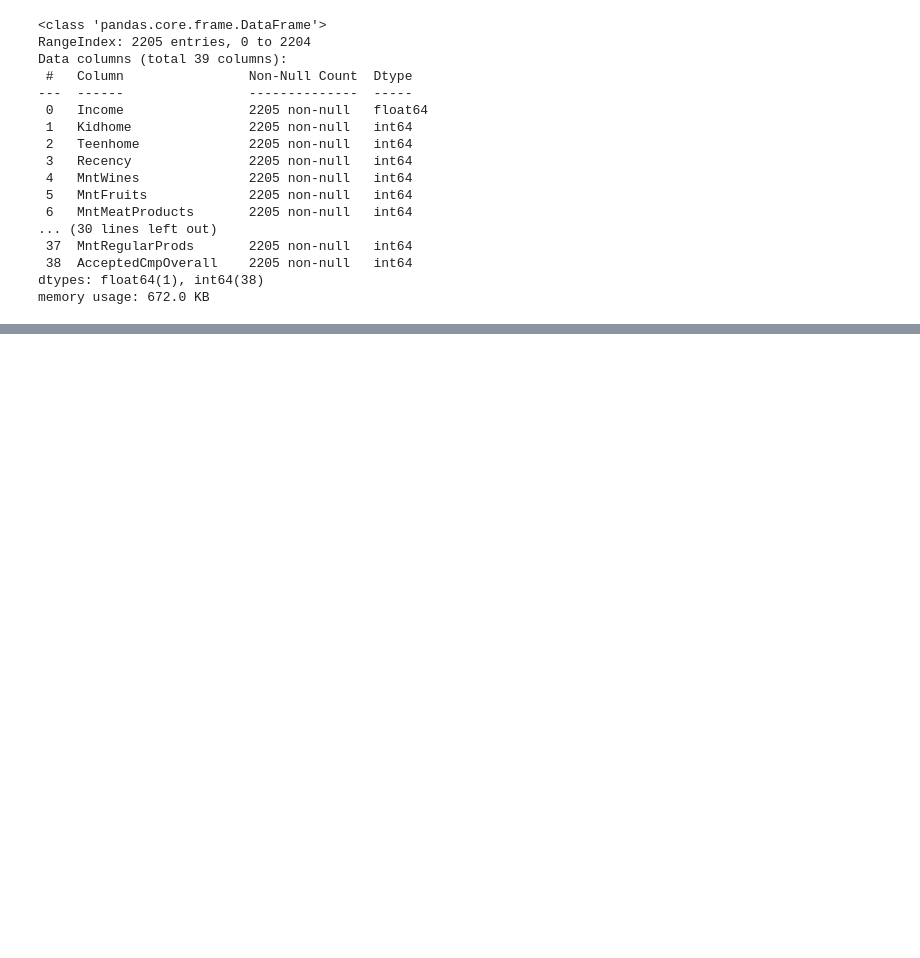
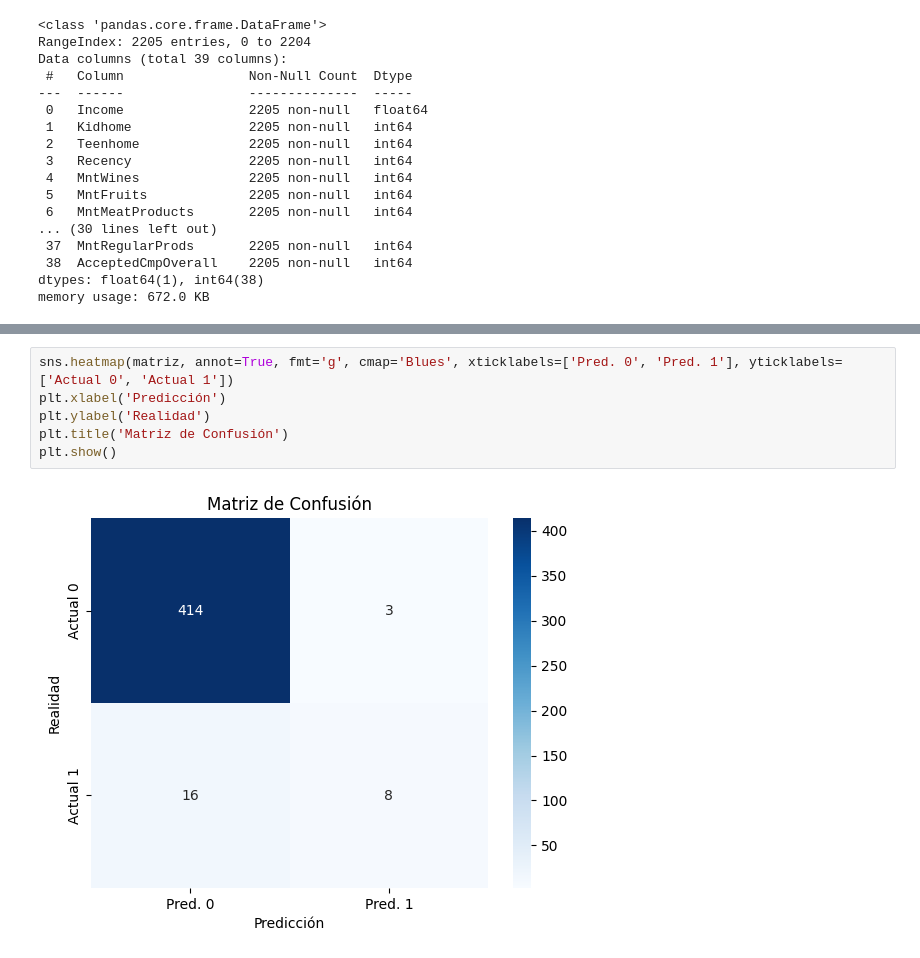
Before and after one commit to godartg/machine-learning-DMC, a Jupyter notebook: Trabajo_final.ipynb, the cells around one changed output, grey strips where cells are left out. Drawn from its saved outputs; the diff is of its cells as text; blank space fills up the shorter version.

```diff
--- a/Trabajo_final.ipynb
+++ b/Trabajo_final.ipynb
@@ -134,0 +281,8 @@ dtype: int64
+# %%
+sns.heatmap(matriz, annot=True, fmt='g', cmap='Blues', xticklabels=['Pred. 0', 'Pred. 1'], yticklabels=['Actual 0', 'Actual 1'])
+plt.xlabel('Predicción')
+plt.ylabel('Realidad')
+plt.title('Matriz de Confusión')
+plt.show()
+# %% [output]
+[figure, added]
```
Also changed, not shown: parts of 27 cells of this notebook.
